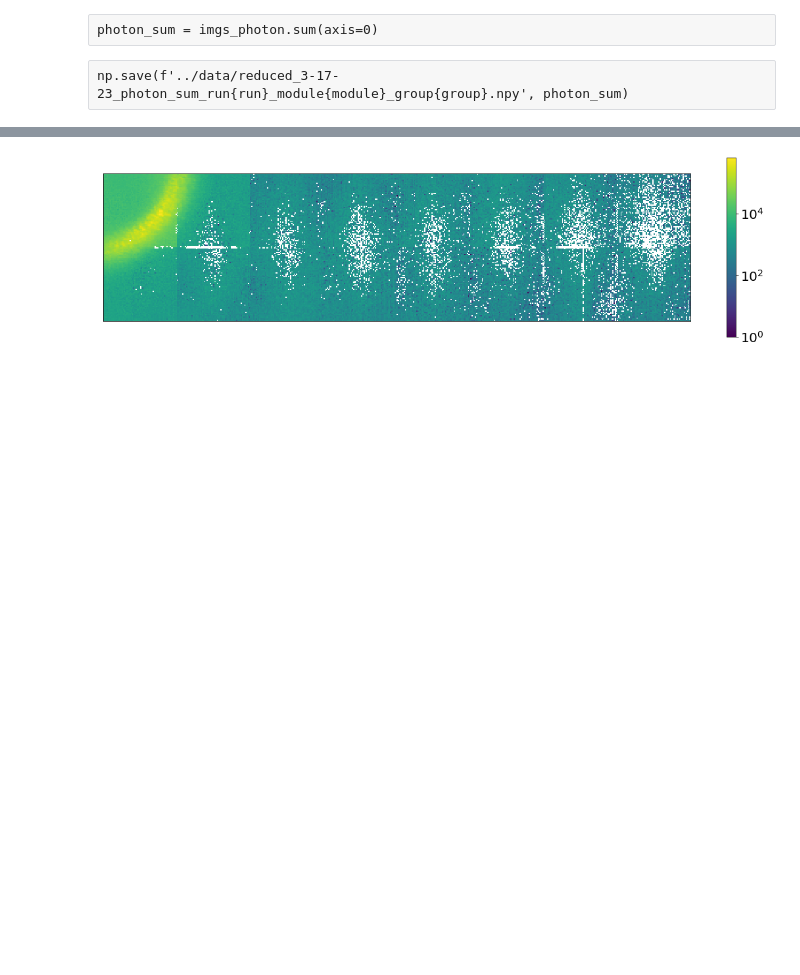
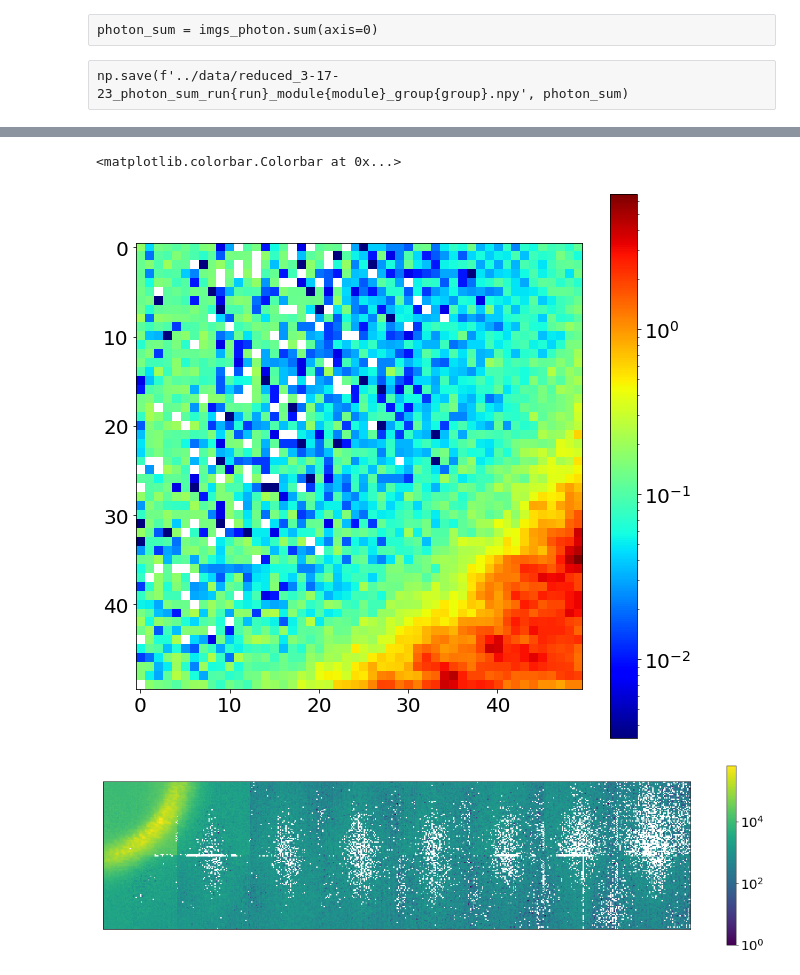
Before and after one commit to rztumbleson/EuXFEL, a Jupyter notebook: notebooks/how_many_photons.ipynb, the cells around one changed output, grey strips where cells are left out. Saved outputs shown, nothing was run; the diff lists cells and outputs as text; code cells hidden in the pictures; blank space fills up the shorter version.

```diff
--- a/notebooks/how_many_photons.ipynb
+++ b/notebooks/how_many_photons.ipynb
@@ -100,3 +178,9 @@ np.save(f'../data/reduced_3-17-23_photon_sum_run{run}_module{module}_group{group
+# %%
+plt.imshow(photon_sum[0,:50,:50]/300,norm=LogNorm(),cmap='jet')
+plt.colorbar()
+# %% [output]
+<matplotlib.colorbar.Colorbar at 0x...>
+[figure, added]
 # %%
 img = photon_sum.sum(axis=0)
 
```
Also changed, not shown: parts of 36 cells of this notebook, 5 other files.
